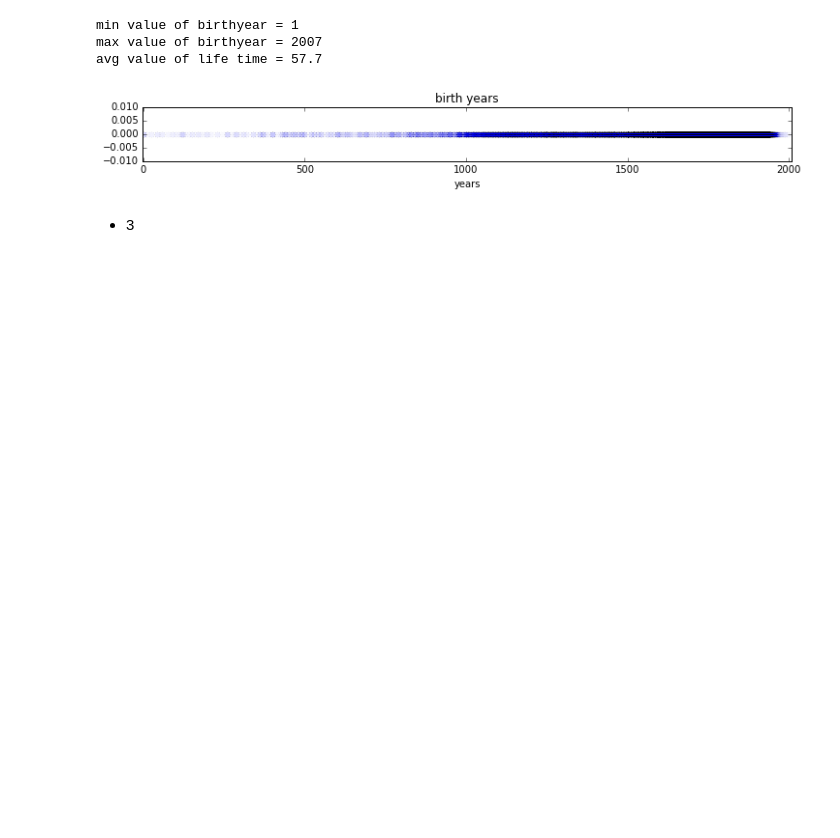
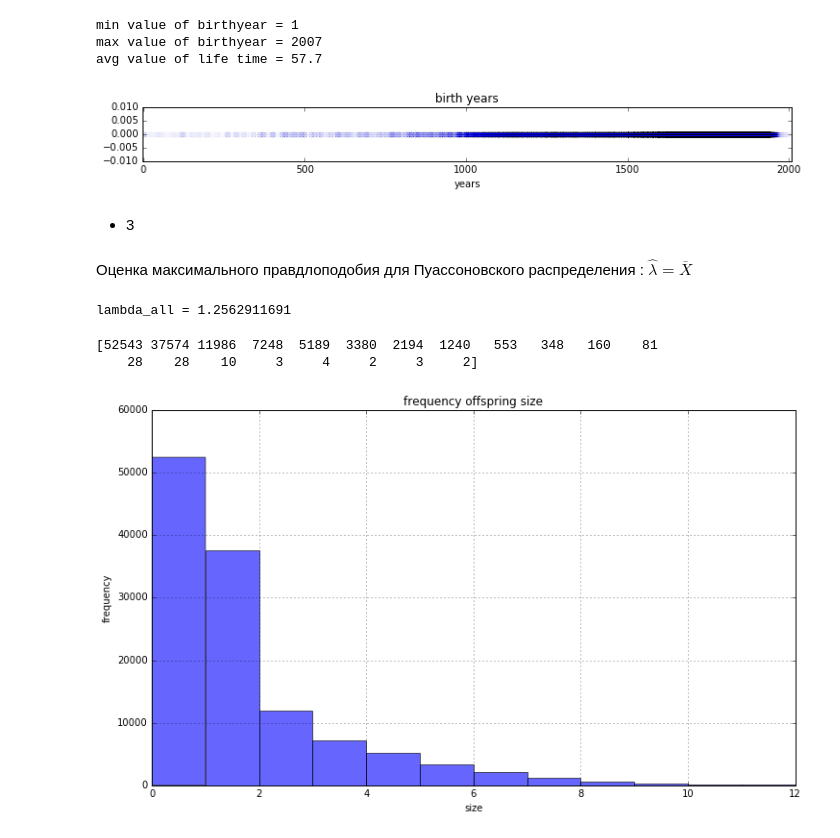
Before and after one commit to ale3otik/MIPT-2016-Stochastic-process, a Jupyter notebook: task1/t1_Zotov_Alexey_497.ipynb, the cells around one changed output. Drawn from its saved outputs; the diff is of its cells as text; code cells hidden in the pictures; blank space fills up the shorter version.

```diff
--- a/task1/t1_Zotov_Alexey_497.ipynb
+++ b/task1/t1_Zotov_Alexey_497.ipynb
@@ -152,0 +189,31 @@ def pois_likelyhood_estimation(X) :
+# %% [markdown]
+Оценка максимального правдлоподобия для Пуассоновского распределения : $ \hat \lambda = \overline X$
+# %%
+pois_lmb_all = pois_likelyhood_estimation(X_all)
+pois_lmb = [pois_likelyhood_estimation(x) for x in X]
+print('lambda_all = ' + str(pois_lmb_all))
+# %% [output]
+lambda_all = 1.2562911691
+# %%
+freq_all = np.zeros(np.max([np.max(x) for x in X]) + 1,dtype = int)
+freq = []
+for x in X:
+    freq.append(np.zeros(np.max(x) + 1 , dtype=int))
+    for v in x:
+        freq[-1][v] += 1
+        freq_all[v] += 1
+# %%
+print(freq_all)
+plt.figure(figsize=(12,7))
+plt.title("frequency offspring size")
+
+plt.hist(X_all, bins=np.arange(20) , facecolor='b', alpha=0.6)
+plt.grid(True)
+plt.xlim(0,12)
+plt.xlabel("size")
+plt.ylabel("frequency")
+plt.show()
+# %% [output]
+[52543 37574 11986  7248  5189  3380  2194  1240   553   348   160    81
+    28    28    10     3     4     2     3     2]
+[figure, added]
```
Also changed, not shown: parts of 5 cells of this notebook.
